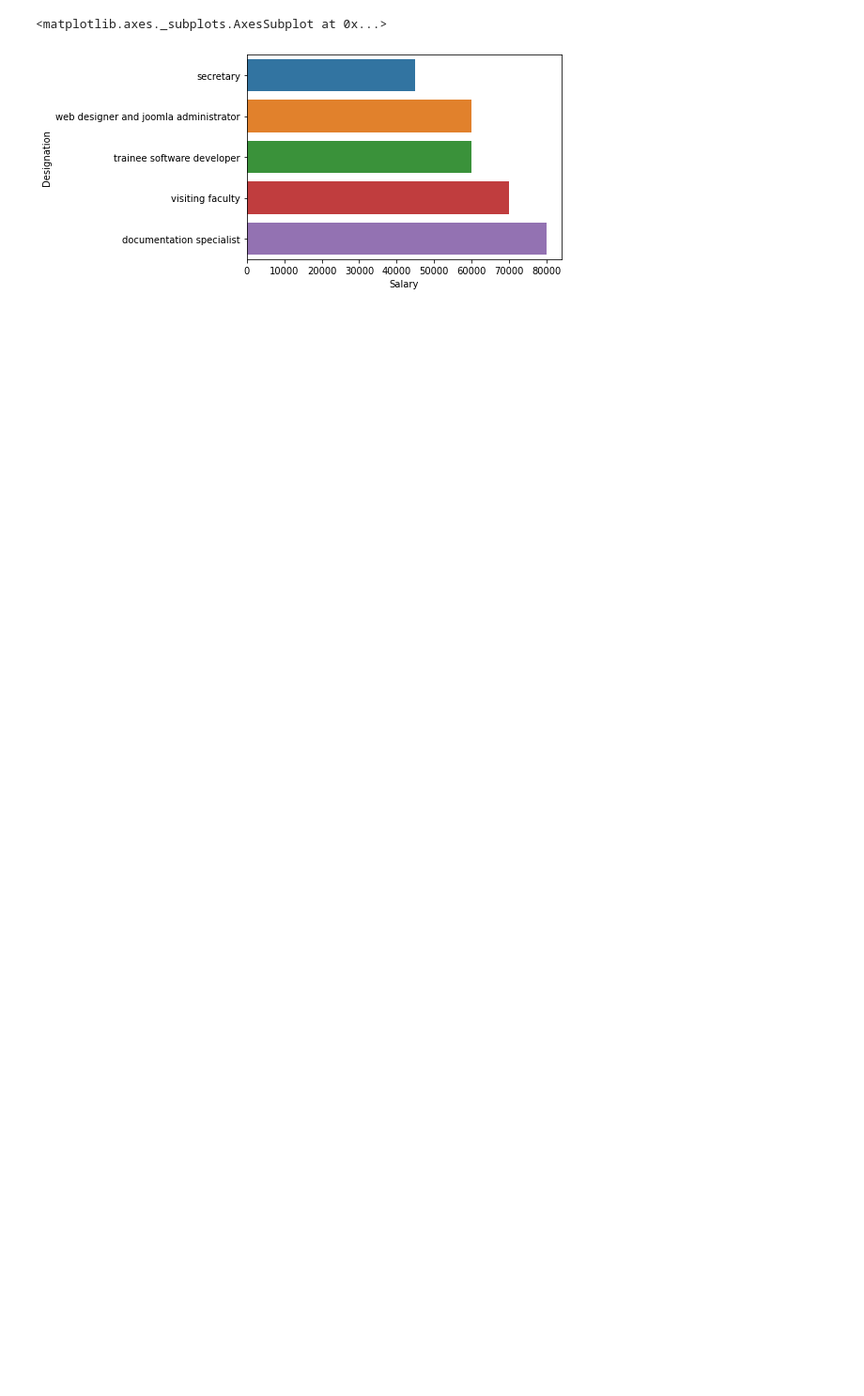
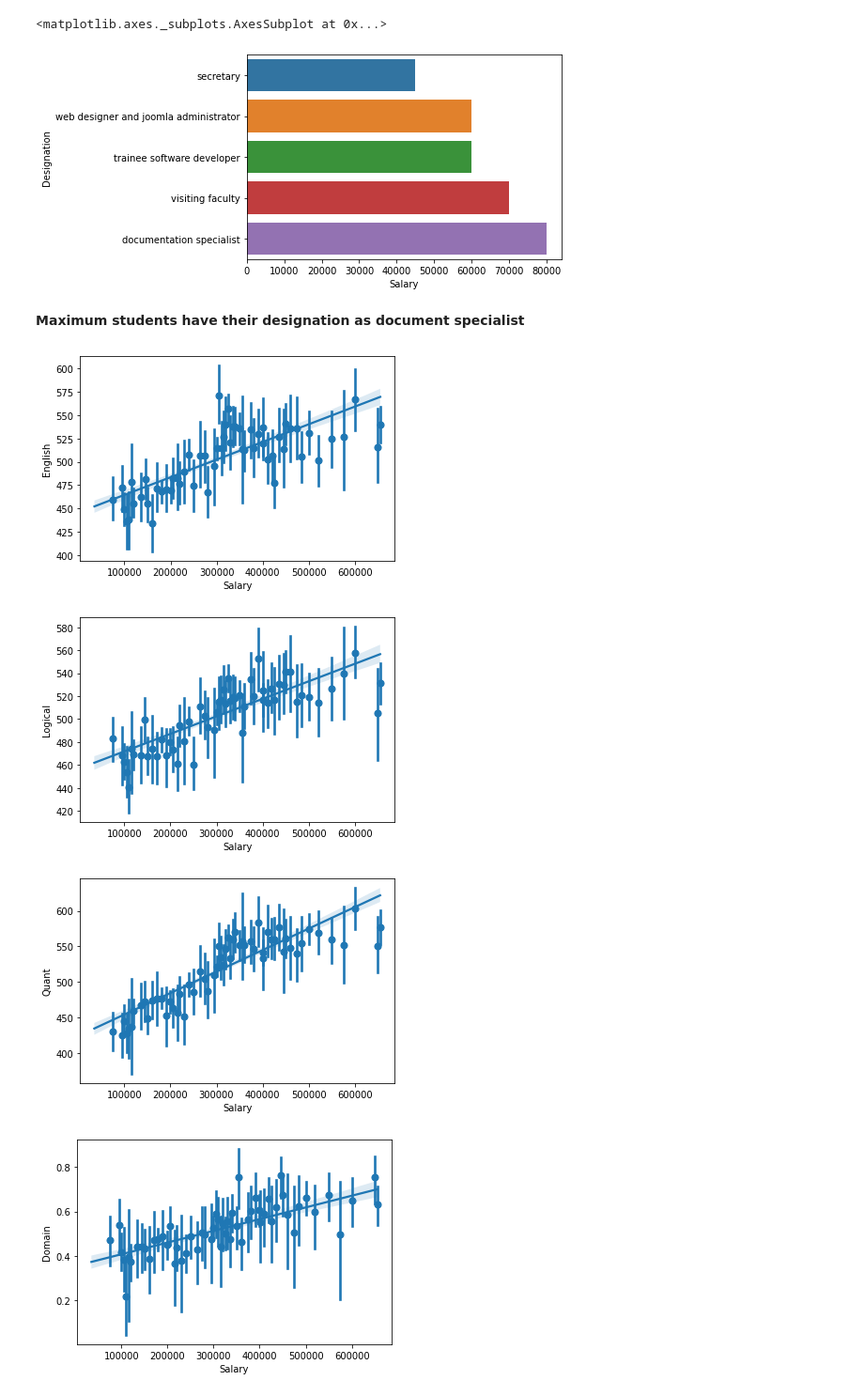
Before and after one commit to rsonar821/Aspiring-Minds-Employment-Outcome, a Jupyter notebook: Aspiring_Minds_Employment_Outcome_2015.ipynb, the cells around one changed output. Shown at 94% size. Saved outputs shown, nothing was run; the diff lists cells and outputs as text; code cells hidden in the pictures; blank space fills up the shorter version.

```diff
--- a/Aspiring_Minds_Employment_Outcome_2015.ipynb
+++ b/Aspiring_Minds_Employment_Outcome_2015.ipynb
@@ -631,3 +635,18 @@ sns.barplot(x='Salary', y='Designation', data=des_salary)
 # %% [output]
 <matplotlib.axes._subplots.AxesSubplot at 0x...>
 [figure]
+# %% [markdown]
+**Maximum students have their designation as document specialist**
+# %%
+subjects = ['English','Logical','Quant','Domain','ComputerProgramming',
+            'ElectronicsAndSemicon','ComputerScience','MechanicalEngg',
+            'ElectricalEngg','TelecomEngg','CivilEngg',]
+# %%
+for i in subjects:
+  figure = sns.regplot(x='Salary', y=i, data=df, x_bins=100)
+  plt.show(figure)
+# %% [output]
+[figure, added]
+[figure, added]
+[figure, added]
+[figure, added]
```
Also changed, not shown: parts of 17 cells of this notebook.
